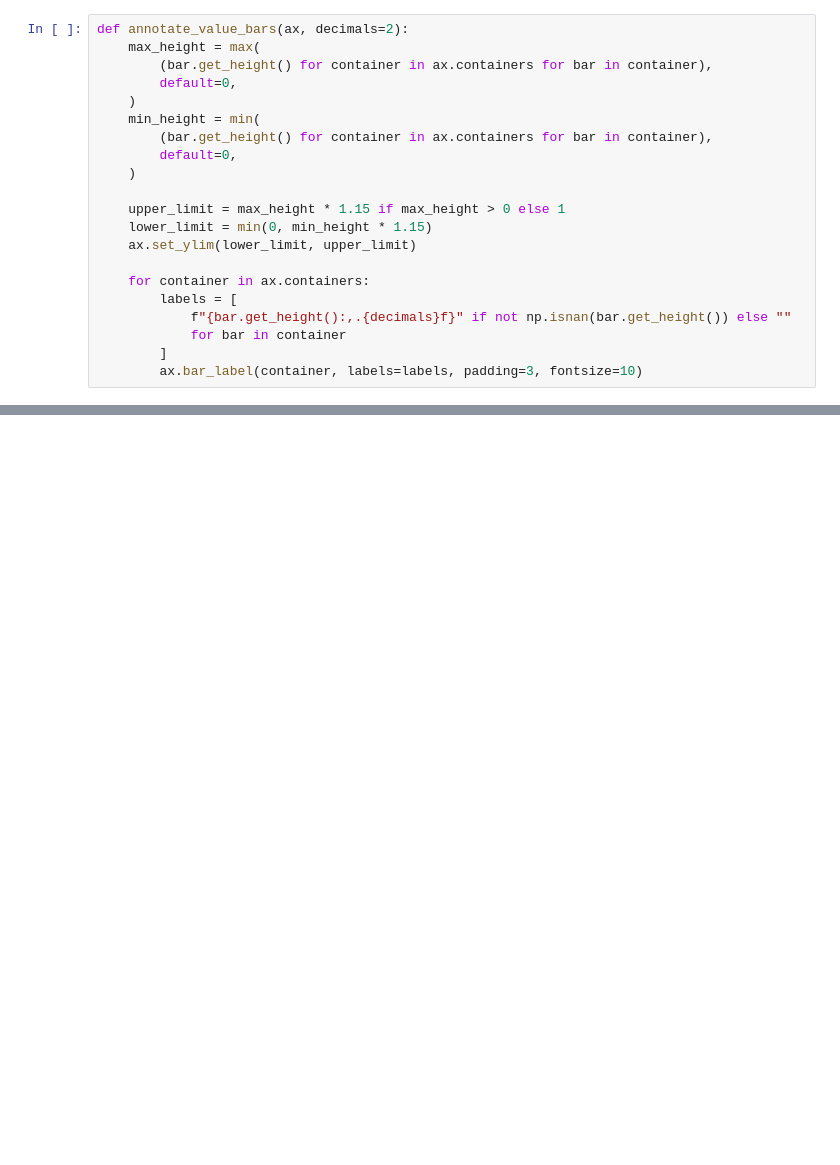
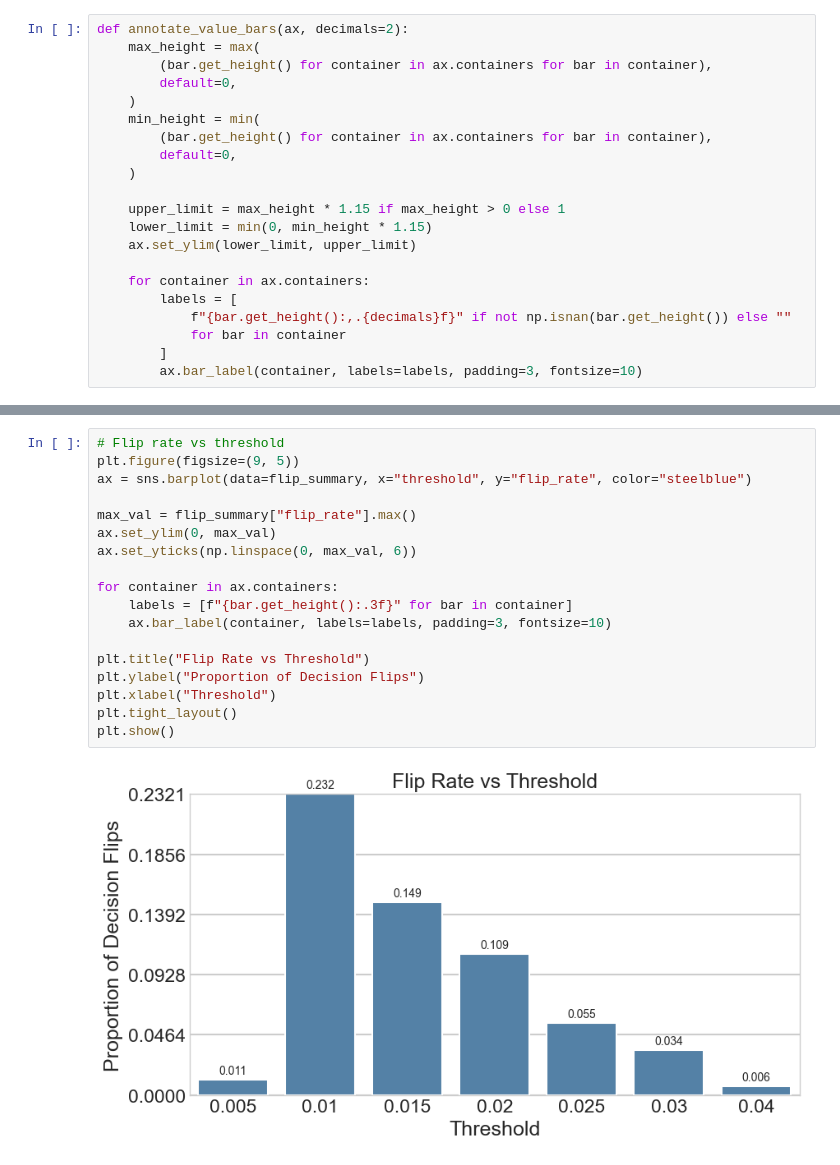
Before and after one commit to RodrigoHdRio/threshold-investment-decision-study, a Jupyter notebook: main/main.ipynb, the cells around one changed output, grey strips where cells are left out. Drawn from its saved outputs; the diff is of its cells as text; blank space fills up the shorter version.

```diff
--- a/main/main.ipynb
+++ b/main/main.ipynb
@@ -1026,0 +940,20 @@ plot_flip_rate_bar(flip_summary)
+# %%
+# Flip rate vs threshold
+plt.figure(figsize=(9, 5))
+ax = sns.barplot(data=flip_summary, x="threshold", y="flip_rate", color="steelblue")
+
+max_val = flip_summary["flip_rate"].max()
+ax.set_ylim(0, max_val)
+ax.set_yticks(np.linspace(0, max_val, 6))
+
+for container in ax.containers:
+    labels = [f"{bar.get_height():.3f}" for bar in container]
+    ax.bar_label(container, labels=labels, padding=3, fontsize=10)
+
+plt.title("Flip Rate vs Threshold")
+plt.ylabel("Proportion of Decision Flips")
+plt.xlabel("Threshold")
+plt.tight_layout()
+plt.show()
+# %% [output]
+[figure, added]
```
Also changed, not shown: parts of 12 cells of this notebook, 1 other file.
